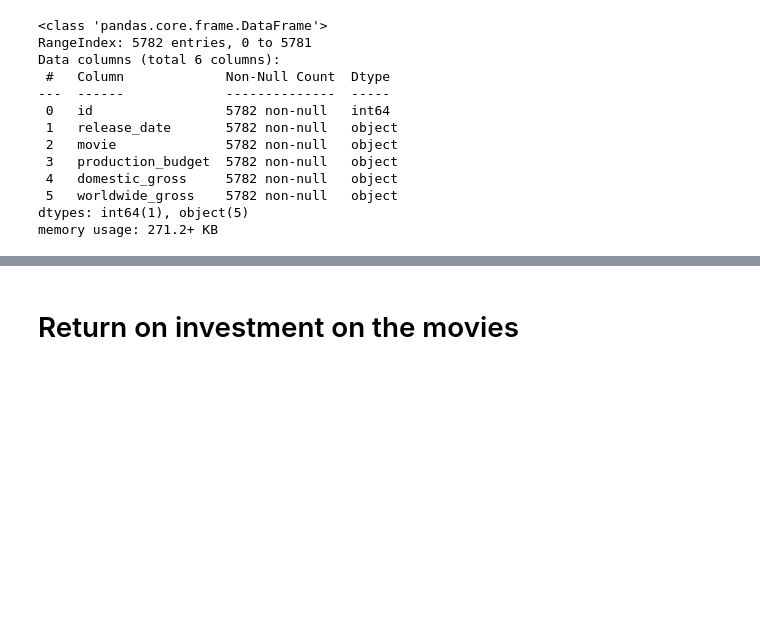
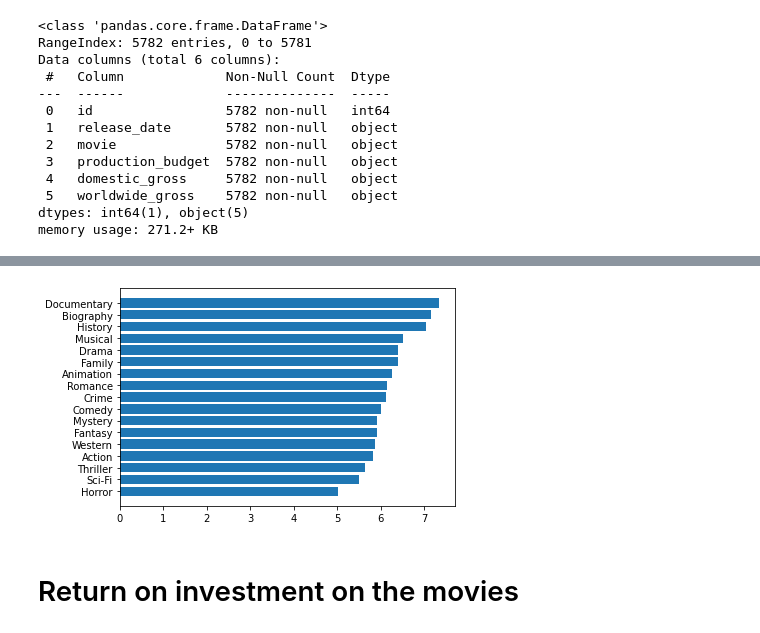
Before and after one commit to Meir-Alelov/Movie-Data-Analysis-and-Recs, a Jupyter notebook: Alice-notebook.ipynb, the cells around one changed output, grey strips where cells are left out. Saved outputs shown, nothing was run; the diff lists cells and outputs as text; code cells hidden in the pictures; blank space fills up the shorter version.

```diff
--- a/Alice-notebook.ipynb
+++ b/Alice-notebook.ipynb
@@ -131,3 +317,32 @@ def read_sql_as_df(table_name, con):
+# %%
+#Calculating average rating:
+
+genre_rating ={}
+
+for genre in genre_list: #loop through genre in the genre list defined prior
+    n = 0 #number of movies
+    rating_sum = 0 #rating summation
+    idx =0  #keep track of index
+    for row in movie_basics_reviews_cleaned[genre]:
+        if (row==True):
+#             print(test['averagerating'][0])
+            rating_sum += movie_basics_reviews_cleaned['averagerating'][idx]
+            n+=1
+        idx +=1
+    genre_rating[genre] = rating_sum/n #rating summation divided by number of movies
+
+genre_rating =dict(sorted(genre_rating.items(),key=lambda item: item[1]))
+# %%
+# Average rating by genre
+
+fig, ax = plt.subplots()
+
+ax.barh(list(genre_rating.keys()),genre_rating.values())
+
+
+plt.show()
+# %% [output]
+[figure, added]
 # %% [markdown]
 # Return on investment on the movies
 # %% [markdown]
```
Also changed, not shown: parts of 28 cells of this notebook.
